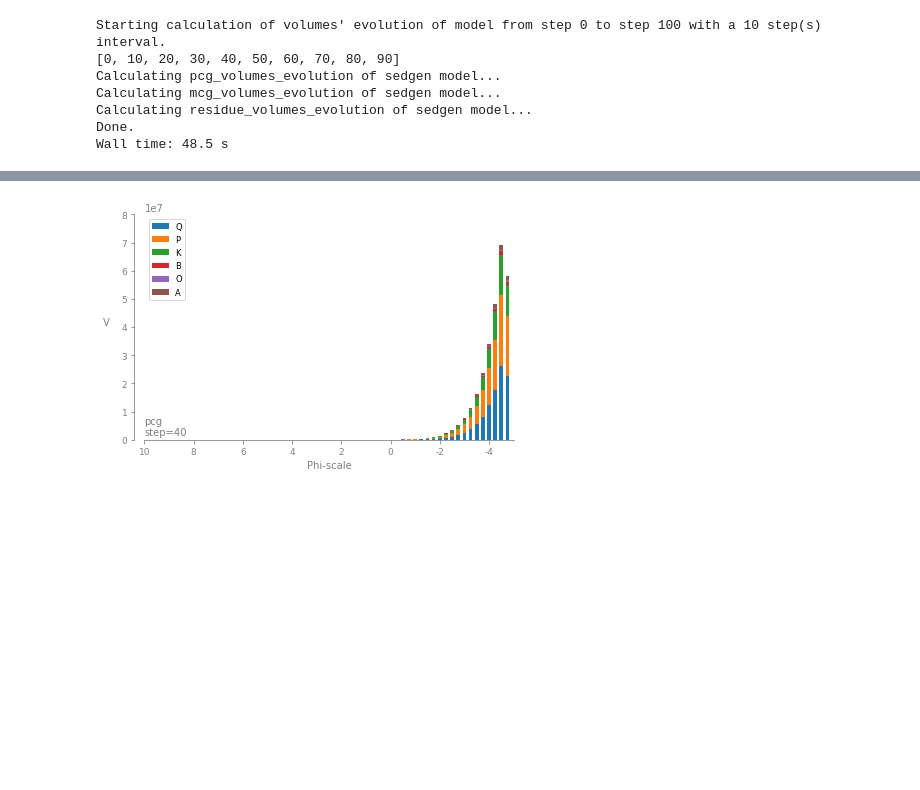
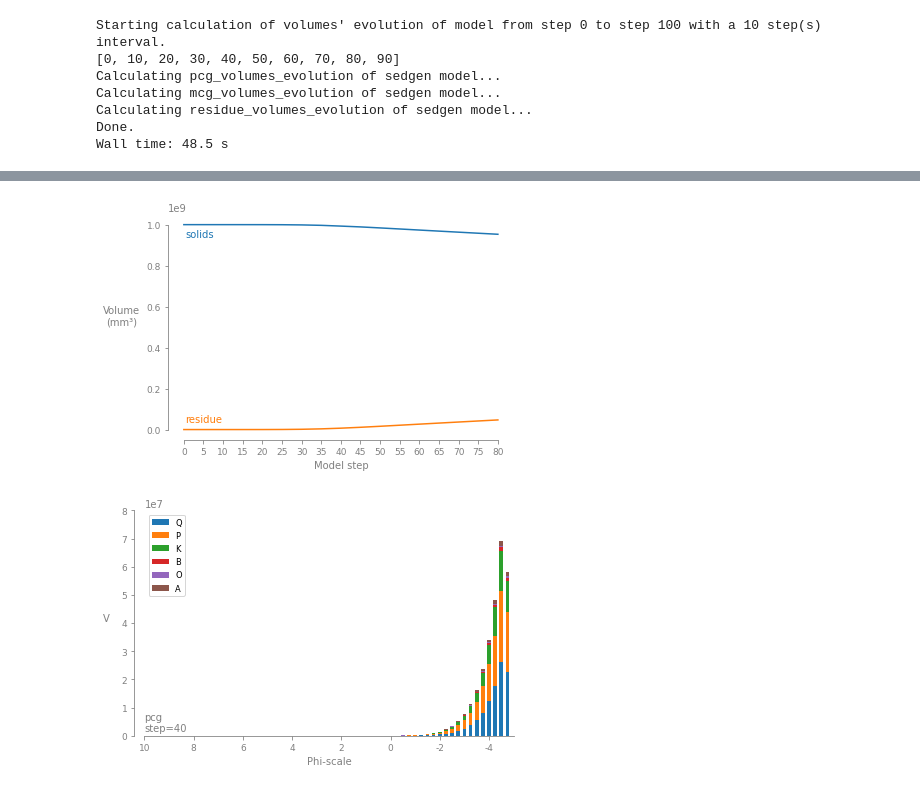
Before and after one commit to Complexio/sedgen, a Jupyter notebook: notebooks/SedGen_testing.ipynb, the cells around one changed output, grey strips where cells are left out. Drawn from its saved outputs; the diff is of its cells as text; code cells hidden in the pictures; blank space fills up the shorter version.

```diff
--- a/notebooks/SedGen_testing.ipynb
+++ b/notebooks/SedGen_testing.ipynb
@@ -144,3 +148,7 @@ Wall time: 48.5 s
+# %%
+sedgen_CA_NS_mech_evolution.solids_vs_residue_lineplot()
+# %% [output]
+[figure, added]
 # %%
 sedgen_CA_NS_mech_evolution.grain_size_barplot(8, 'pcg')
 # %% [output]
```
Also changed, not shown: parts of 3 cells of this notebook, 2 other files.
